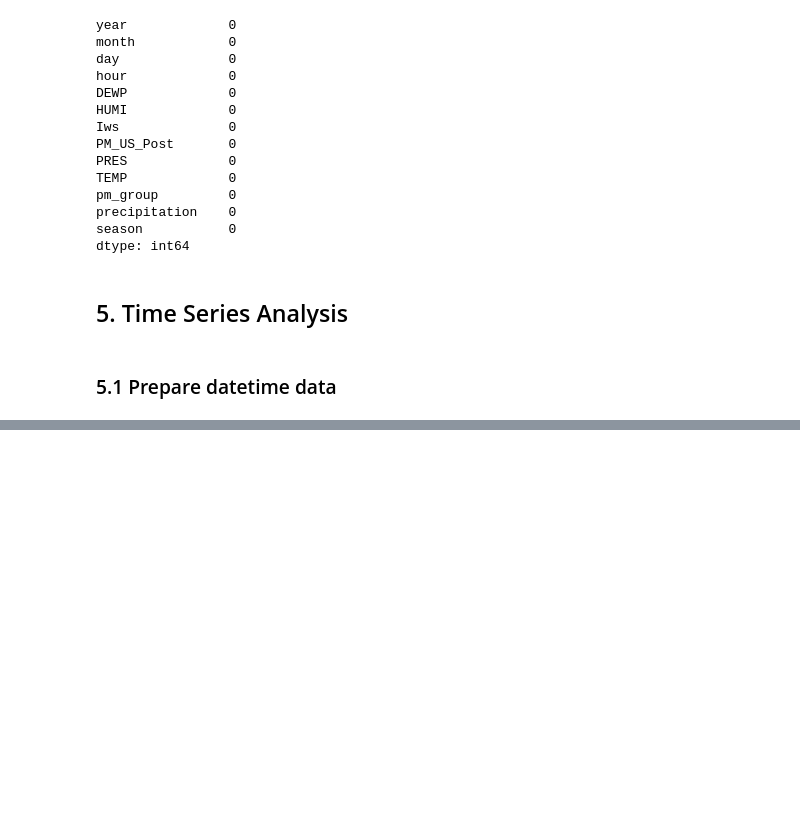
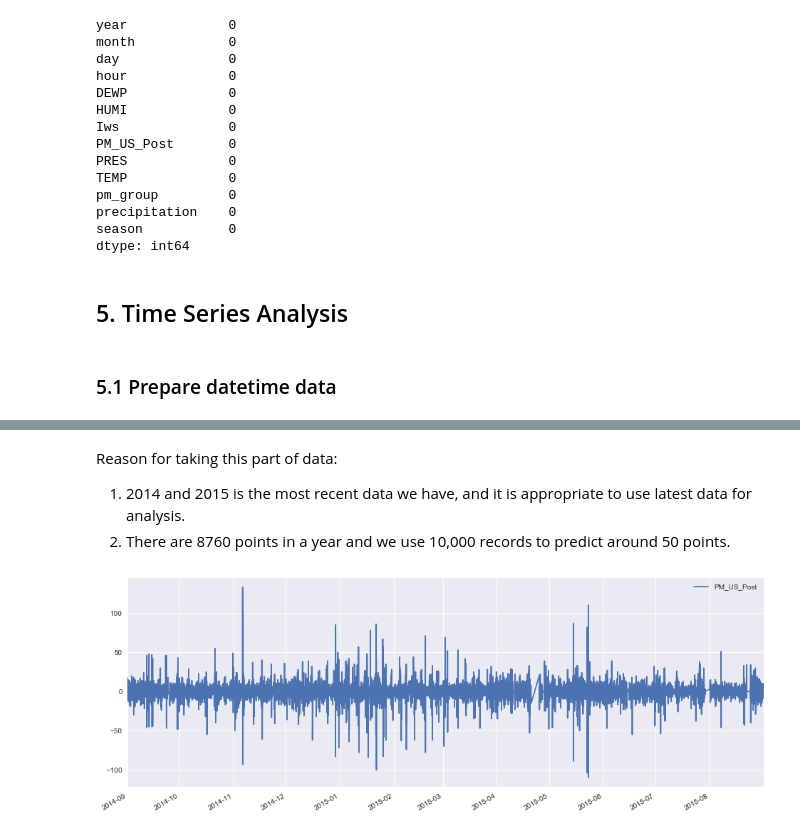
Before and after one commit to KiyoshiKAWASAKI/FDS_project_17Fall, a Jupyter notebook: FDS_JH.ipynb, the cells around one changed output, grey strips where cells are left out. Cells and saved outputs as stored; diff of their text form; code cells hidden in the pictures; blank space fills up the shorter version.

```diff
--- a/FDS_JH.ipynb
+++ b/FDS_JH.ipynb
@@ -388,0 +458,15 @@ time_data.index.name = None
+# %% [markdown]
+Reason for taking this part of data:
+
+1. 2014 and 2015 is the most recent data we have, and it is appropriate to use latest data for analysis.
+2. There are 8760 points in a year and we use 10,000 records to predict around 50 points.
+# %%
+# Get a stationary time series data
+# first order diff
+fig = plt.figure(figsize=(16,6))
+ax1= fig.add_subplot(111)
+new_time_diff1 = new_time_data.diff(1)
+new_time_diff1.plot(ax=ax1)
+plt.show()
+# %% [output]
+[figure, added]
```
Also changed, not shown: parts of 30 cells of this notebook.
